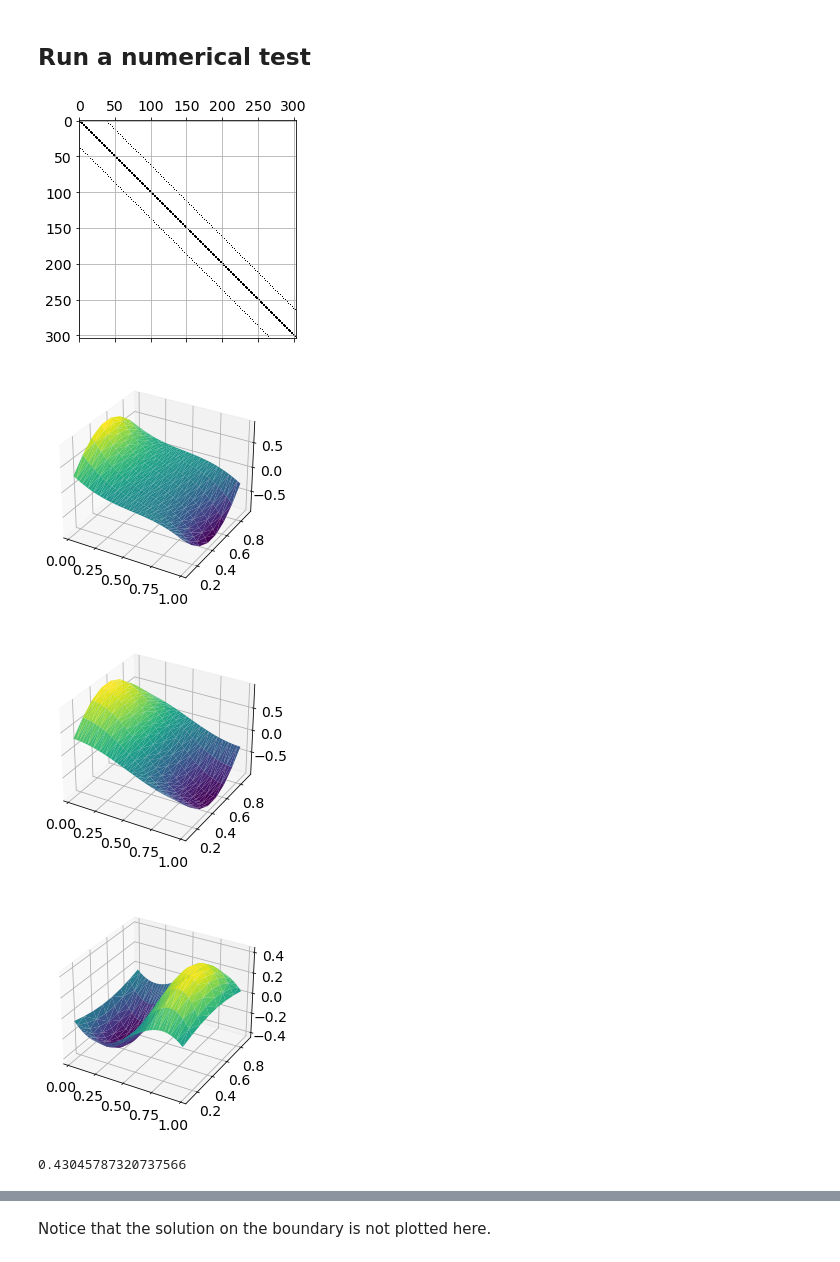
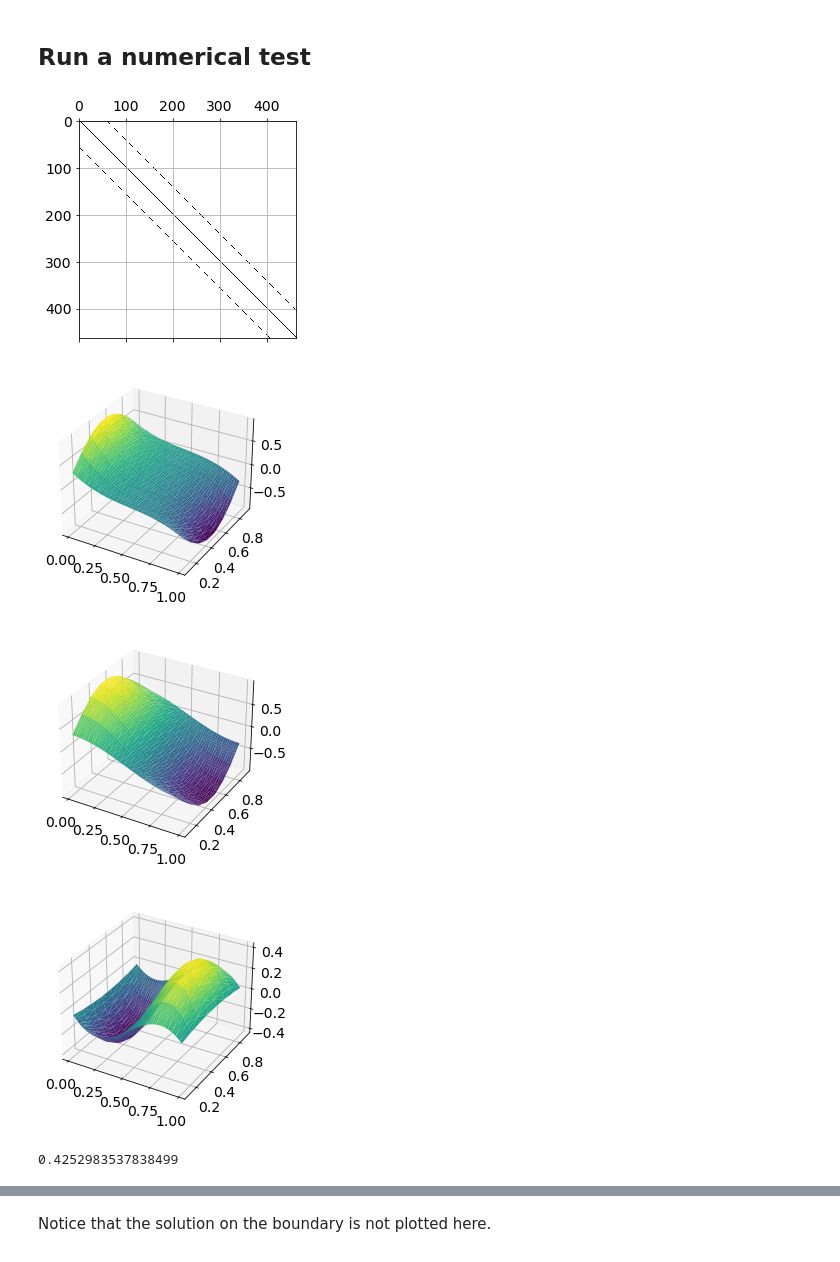
Before and after one commit to markus0800/num.diff-project-1, a Jupyter notebook: project1_version2.ipynb, the cells around one changed output, grey strips where cells are left out. Cells and saved outputs as stored; diff of their text form; code cells hidden in the pictures.

```diff
--- a/project1_version2.ipynb
+++ b/project1_version2.ipynb
@@ -174,8 +173,8 @@ def solve_bvp(bvp):
 # %% [markdown]
 ## Run a numerical test
 # %%
-M = N = 40
-a = 2
+M = N = 60
+a = 1
 #RHS
 def f_1(a, x, y):
     return (2*a*y**2 - 2*a*y + 8*x*y + 2*x**2 + 2*y**2 - 6*x -6*y +2 )
@@ -198,32 +197,33 @@ def g(x,y):
     return 0
 # %%
 ex1 = BVP(f_3,u_sol_3,M,N)
-# Solution of the problem
-U, A, coord = solve_bvp(ex1)
+# Solution of the proble
+
+U, A, coord = solve_bvp(ex1, 100)
 # Plot of the solution
 plt.figure()
 ax = plt.axes(projection='3d')
 ax.plot_trisurf(coord[:,0], coord[:,1], -U,
                 cmap='viridis', edgecolor='none');
 plt.show()
 
 plt.figure()
 ax = plt.axes(projection='3d')
 ax.plot_trisurf(coord[:,0], coord[:,1], u_sol_3(coord[:,0], coord[:,1]),cmap='viridis', edgecolor='none')
 plt.show()
 
 plt.figure()
 ax = plt.axes(projection='3d')
 ax.plot_trisurf(coord[:,0], coord[:,1], -U - u_sol_3(coord[:,0], coord[:,1]),cmap='viridis', edgecolor='none')
 plt.show()
 
 np.max(np.abs(-U - u_sol_3(coord[:,0], coord[:,1])))
 # %% [output]
-[figure, old version]
+[figure, new version]
-[figure, old version]
+[figure, new version]
-[figure, old version]
+[figure, new version]
-[figure, old version]
+[figure, new version]
-0.43045787320737566
+0.4252983537838499
 # %%
 ex1 = BVP(f_2,u_sol_2,M,N)
 # Solution of the problem
```
Also changed, not shown: parts of 13 cells of this notebook.
